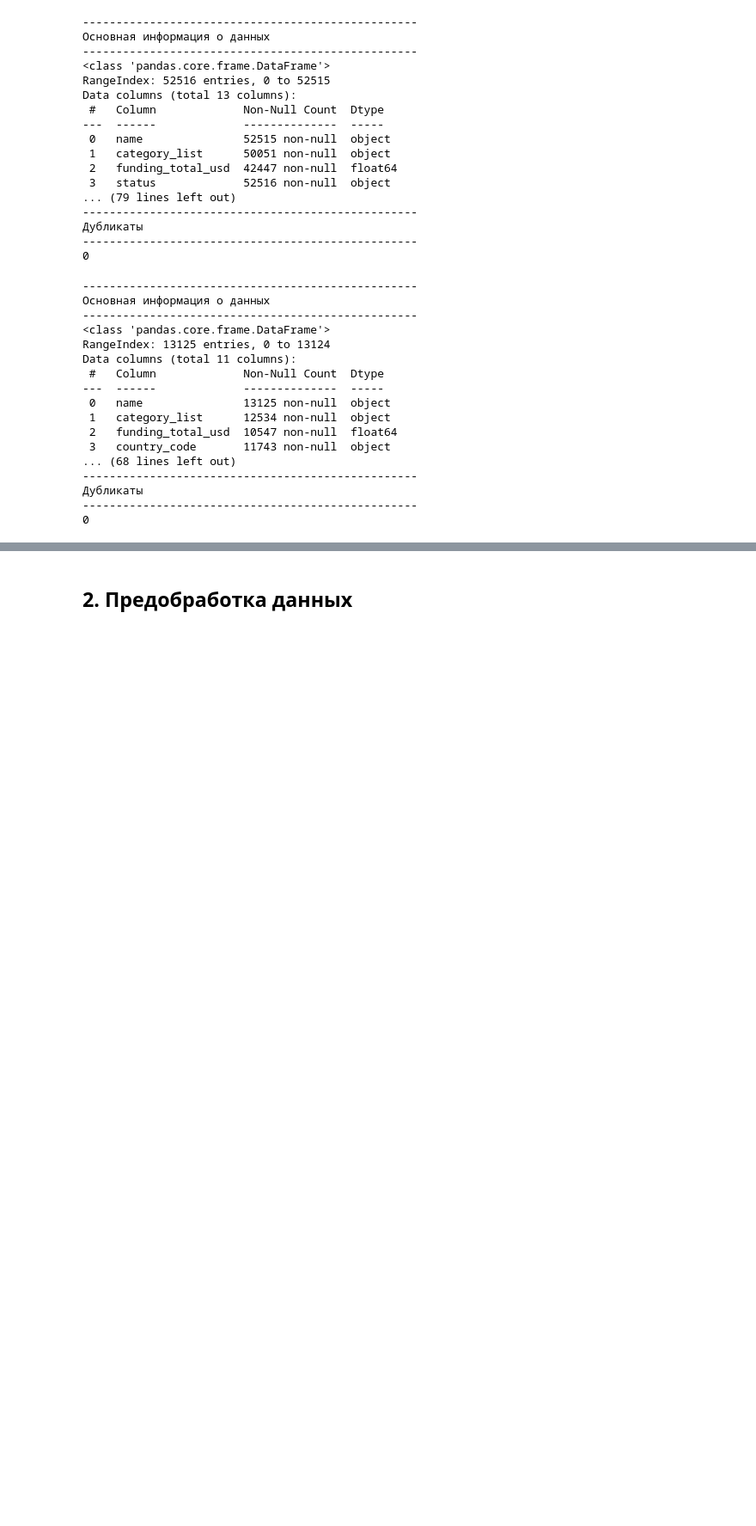
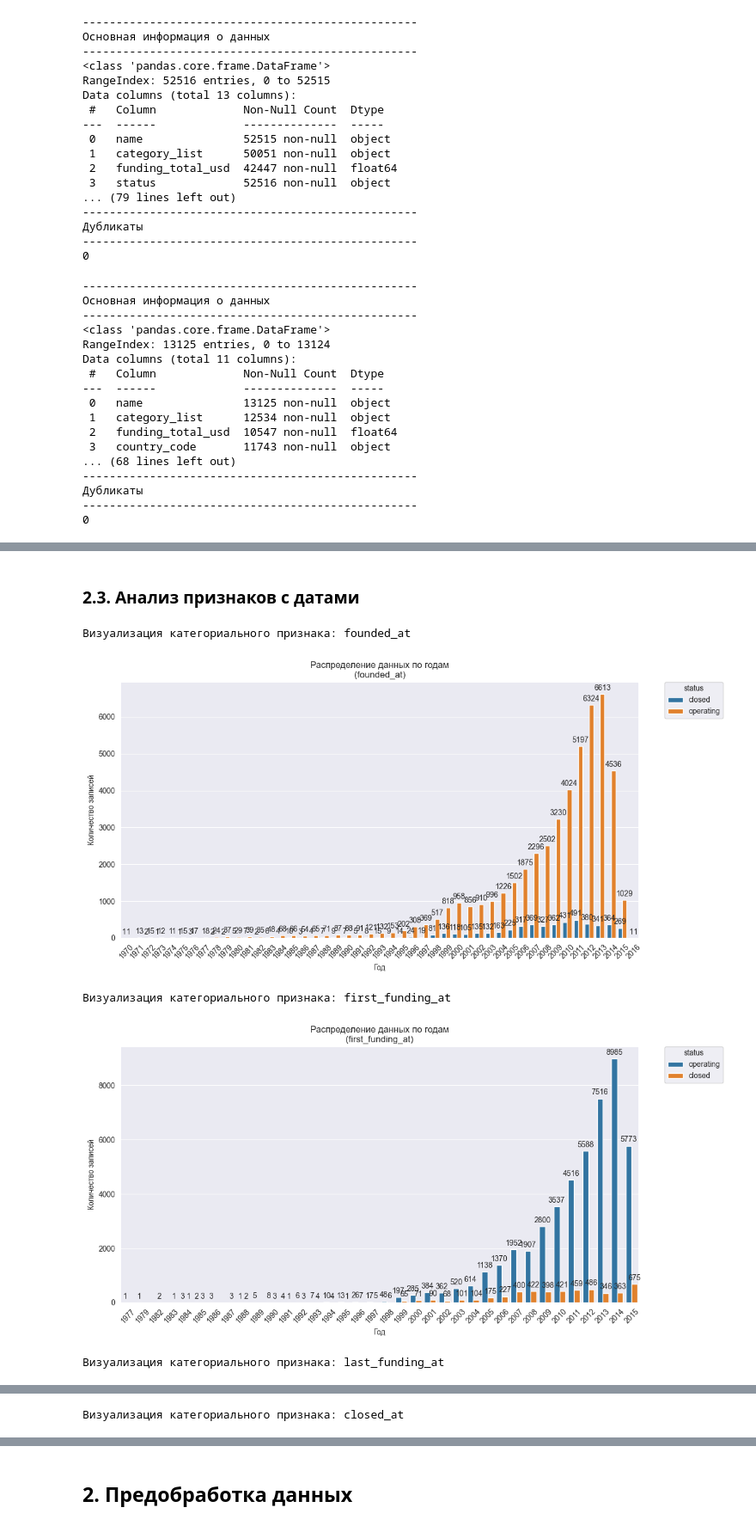
Before and after one commit to onejetpilot/start_up, a Jupyter notebook: start_up_pred.ipynb, the cells around one changed output, grey strips where cells are left out. Shown at 86% size. Drawn from its saved outputs; the diff is of its cells as text; code cells hidden in the pictures; blank space fills up the shorter version.

```diff
--- a/start_up_pred.ipynb
+++ b/start_up_pred.ipynb
@@ -191,0 +407,47 @@ Data columns (total 11 columns):
+# %% [markdown]
+### 2.3. Анализ признаков с датами
+# %%
+# Создадим функцию для визуализации признаков дат
+def date_diag(data, date_col, hue=None,
+                          figsize=(12, 6)):
+
+    df = data.copy()
+    df['year'] = df[date_col].dt.year
+
+    plt.figure(figsize=figsize)
+    ax = sns.countplot(
+        data=df,
+        x='year',
+        hue=hue,
+        order=sorted(df['year'].unique())
+    )
+
+    for container in ax.containers:
+        ax.bar_label(container, fmt='%d', padding=3)
+
+    plt.title(f'Распределение данных по годам\n({date_col})')
+    plt.xlabel('Год')
+    plt.ylabel('Количество записей')
+    plt.xticks(rotation=45)
+
+    if hue:
+        plt.legend(
+            title=hue,
+            bbox_to_anchor=(1.05, 1),
+            loc='upper left',
+            borderaxespad=0
+        )
+
+    plt.tight_layout()
+    plt.show()
+# %%
+# Визуализируем даты
+for date_col in date_cols:
+    print(f"Визуализация категориального признака: {date_col}")
+    date_diag(train, date_col, hue='status')
+# %% [output]
+Визуализация категориального признака: founded_at
+[figure, added]
+Визуализация категориального признака: first_funding_at
+[figure, added]
+Визуализация категориального признака: last_funding_at
@@ -191,0 +455 @@ Data columns (total 11 columns):
+Визуализация категориального признака: closed_at
```
Also changed, not shown: parts of 88 cells of this notebook.
